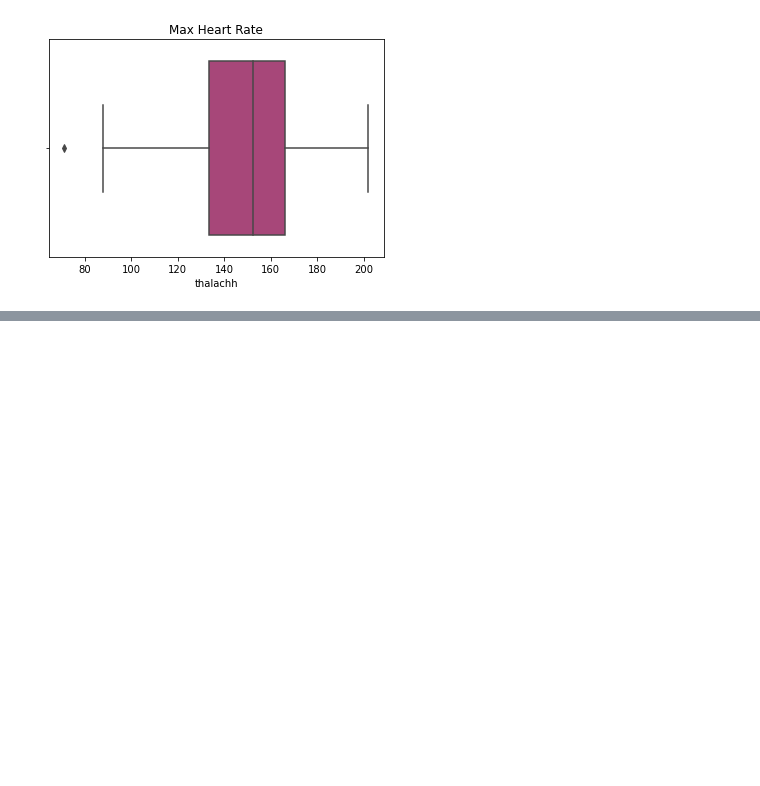
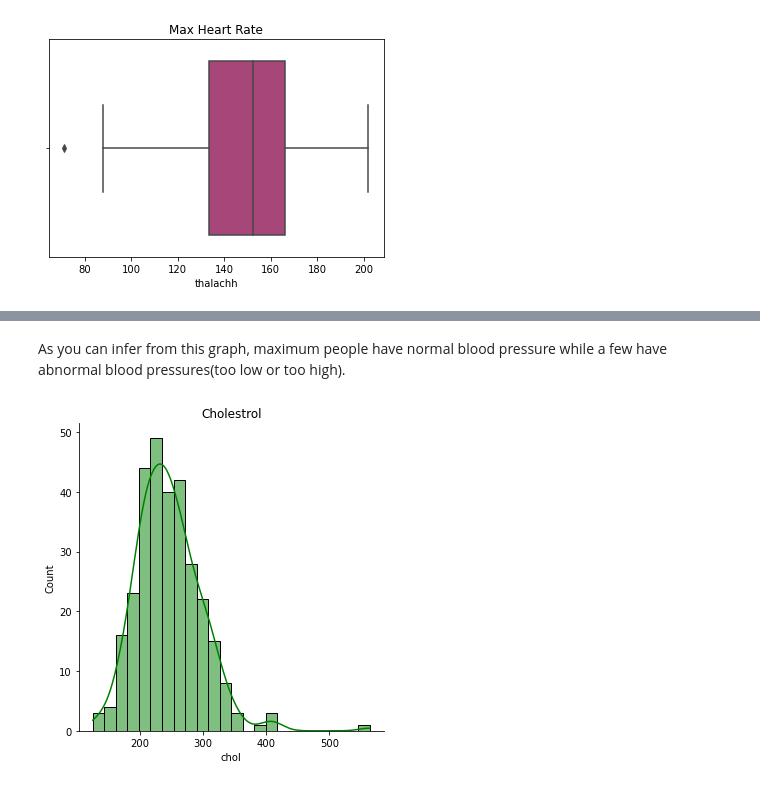
Before and after one commit to Si-D/Heart-Attack-Prediction, a Jupyter notebook: heartattackprediction.ipynb, the cells around one changed output, grey strips where cells are left out. Saved outputs shown, nothing was run; the diff lists cells and outputs as text; code cells hidden in the pictures; blank space fills up the shorter version.

```diff
--- a/heartattackprediction.ipynb
+++ b/heartattackprediction.ipynb
@@ -151,0 +158,8 @@ plt.show()
+# %% [markdown]
+As you can infer from this graph, maximum people have normal blood pressure while a few have abnormal blood pressures(too low or too high).
+# %%
+sns.displot(data=data, x='chol',kde=True,color='green')
+plt.title("Cholestrol")
+plt.show()
+# %% [output]
+[figure, added]
```
Also changed, not shown: parts of 7 cells of this notebook.
